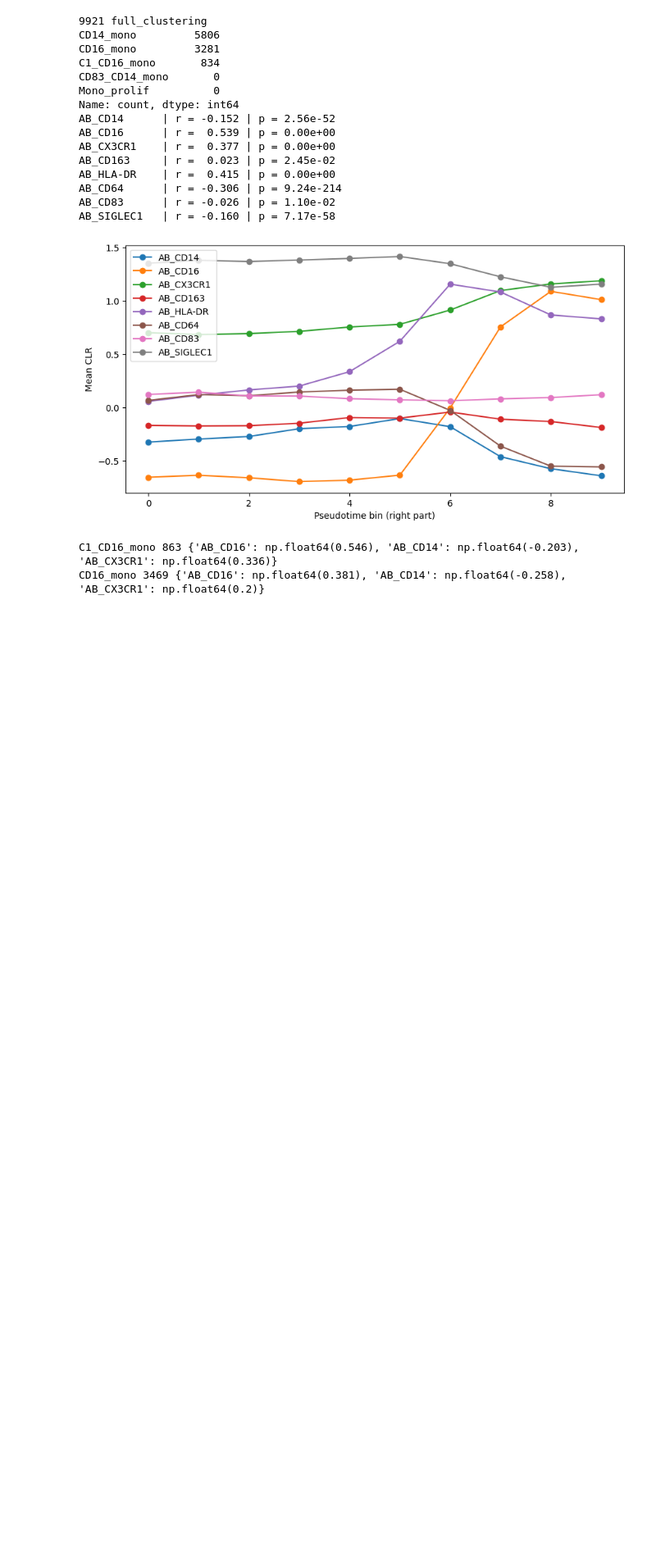
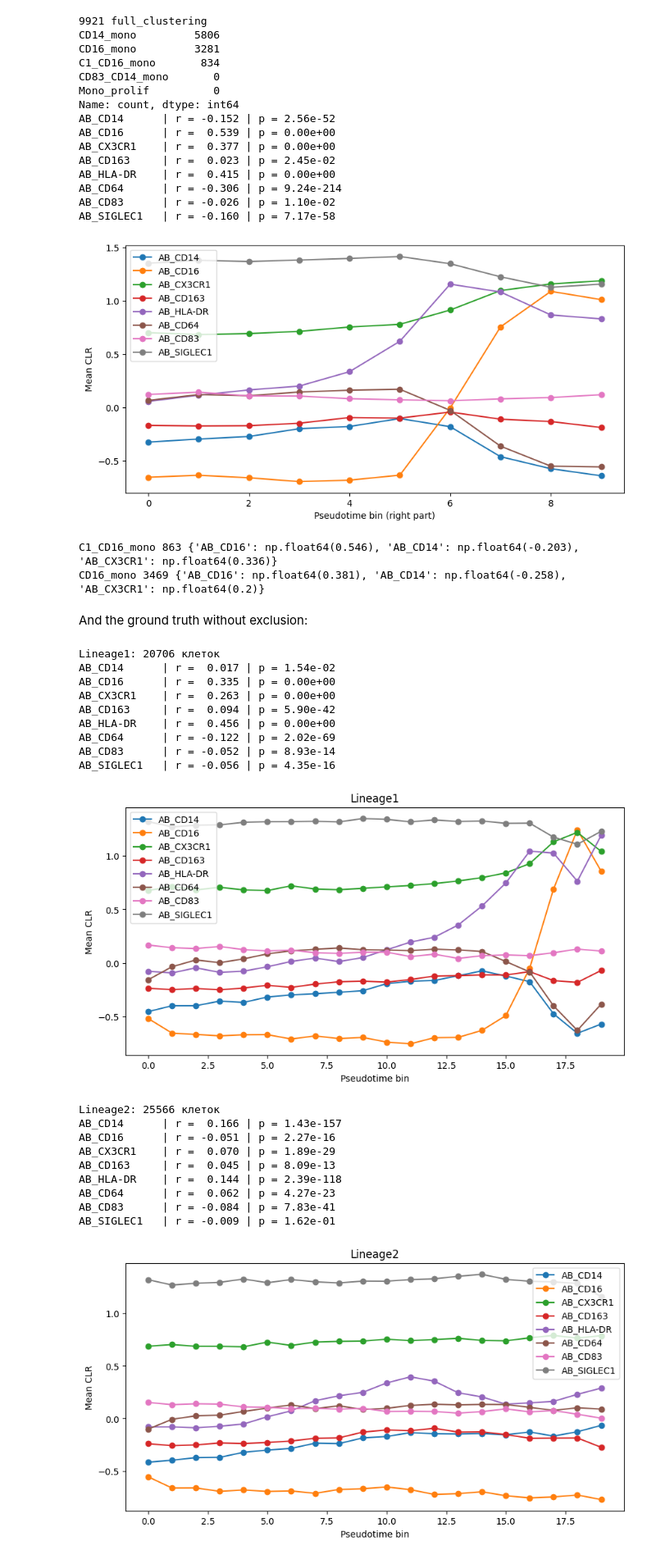
Before and after one commit to VladimirOpaits/scPTAEB, a Jupyter notebook: metrics/protein_W_excluded_corr.ipynb, the cells around one changed output. Shown at 82% size. Drawn from its saved outputs; the diff is of its cells as text; code cells hidden in the pictures; blank space fills up the shorter version.

Commit message:
latex + prot gt

```diff
--- a/metrics/protein_W_excluded_corr.ipynb
+++ b/metrics/protein_W_excluded_corr.ipynb
@@ -7,7 +7,7 @@ from scipy.sparse import issparse
 import matplotlib.pyplot as plt
 
 adata = sc.read_h5ad('../data_bio/covid_mono_prot.h5ad')
-df_pt = pd.read_csv('../data_bio/slingshot_pseudotime_all_lineages.csv', index_col='cell_id')
+df_pt = pd.read_csv('../data_bio/slingshot_pseudotime_all_lineages_excluded.csv', index_col='cell_id')
 
 proteins = ['AB_CD14', 'AB_CD16', 'AB_CX3CR1', 'AB_CD163',
             'AB_HLA-DR', 'AB_CD64', 'AB_CD83', 'AB_SIGLEC1']
@@ -97,3 +97,59 @@ AB_SIGLEC1   | r = -0.160 | p = 7.17e-58
 [figure]
 C1_CD16_mono 863 {'AB_CD16': np.float64(0.546), 'AB_CD14': np.float64(-0.203), 'AB_CX3CR1': np.float64(0.336)}
 CD16_mono 3469 {'AB_CD16': np.float64(0.381), 'AB_CD14': np.float64(-0.258), 'AB_CX3CR1': np.float64(0.2)}
+# %% [markdown]
+And the ground truth without exclusion:
+# %%
+import pandas as pd
+import numpy as np
+import scanpy as sc
+from scipy.stats import spearmanr
+from scipy.sparse import issparse
+import matplotlib.pyplot as plt
+
+adata = sc.read_h5ad('../data_bio/covid_mono_prot.h5ad')
+df_pt = pd.read_csv('../data_bio/slingshot_pt_authors.csv', index_col='cell_id')
+
+proteins = ['AB_CD14', 'AB_CD16', 'AB_CX3CR1', 'AB_CD163',
+            'AB_HLA-DR', 'AB_CD64', 'AB_CD83', 'AB_SIGLEC1']
+valid_proteins = [p for p in proteins if p in adata.var_names]
+
+X = adata.layers['raw']
+X = X.toarray() if issparse(X) else np.asarray(X)
+logX = np.log1p(X)
+clr = logX - logX.mean(axis=1, keepdims=True)
+df_all = pd.DataFrame(clr, columns=adata.var_names, index=adata.obs_names)
+
+for lin in ['Lineage1', 'Lineage2']:
+    d = df_all[valid_proteins].join(df_pt[[lin]], how='inner').dropna(subset=[lin])
+    print(f"\n{lin}: {len(d)} клеток")
+    for prot in valid_proteins:
+        r, p = spearmanr(d[lin], d[prot])
+        print(f"{prot:12s} | r = {r:6.3f} | p = {p:.2e}")
+
+    d['bin'] = pd.qcut(d[lin], q=20, labels=False)
+    d.groupby('bin')[valid_proteins].mean().plot(figsize=(10, 5), marker='o', title=lin)
+    plt.xlabel('Pseudotime bin')
+    plt.ylabel('Mean CLR')
+    plt.show()
+# %% [output]
+Lineage1: 20706 клеток
+AB_CD14      | r =  0.017 | p = 1.54e-02
+AB_CD16      | r =  0.335 | p = 0.00e+00
+AB_CX3CR1    | r =  0.263 | p = 0.00e+00
+AB_CD163     | r =  0.094 | p = 5.90e-42
+AB_HLA-DR    | r =  0.456 | p = 0.00e+00
+AB_CD64      | r = -0.122 | p = 2.02e-69
+AB_CD83      | r = -0.052 | p = 8.93e-14
+AB_SIGLEC1   | r = -0.056 | p = 4.35e-16
+[figure, added]
+Lineage2: 25566 клеток
+AB_CD14      | r =  0.166 | p = 1.43e-157
+AB_CD16      | r = -0.051 | p = 2.27e-16
+AB_CX3CR1    | r =  0.070 | p = 1.89e-29
+AB_CD163     | r =  0.045 | p = 8.09e-13
+AB_HLA-DR    | r =  0.144 | p = 2.39e-118
+AB_CD64      | r =  0.062 | p = 4.27e-23
+AB_CD83      | r = -0.084 | p = 7.83e-41
+AB_SIGLEC1   | r = -0.009 | p = 1.62e-01
+[figure, added]
```
Also changed, not shown: parts of 3 cells of this notebook, 18 other files.
